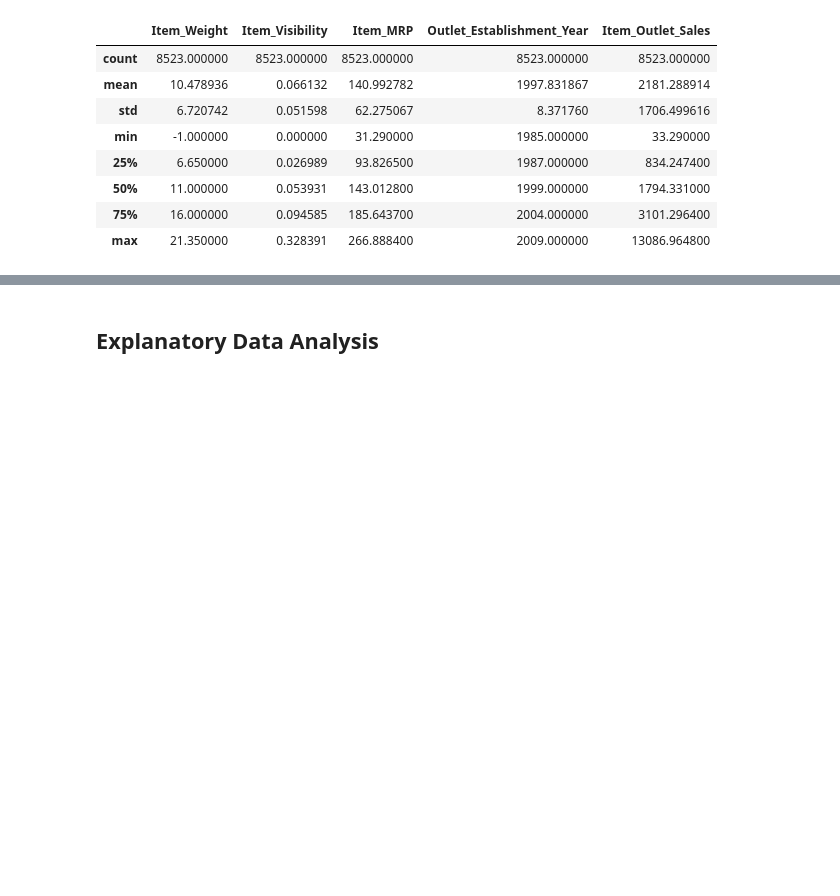
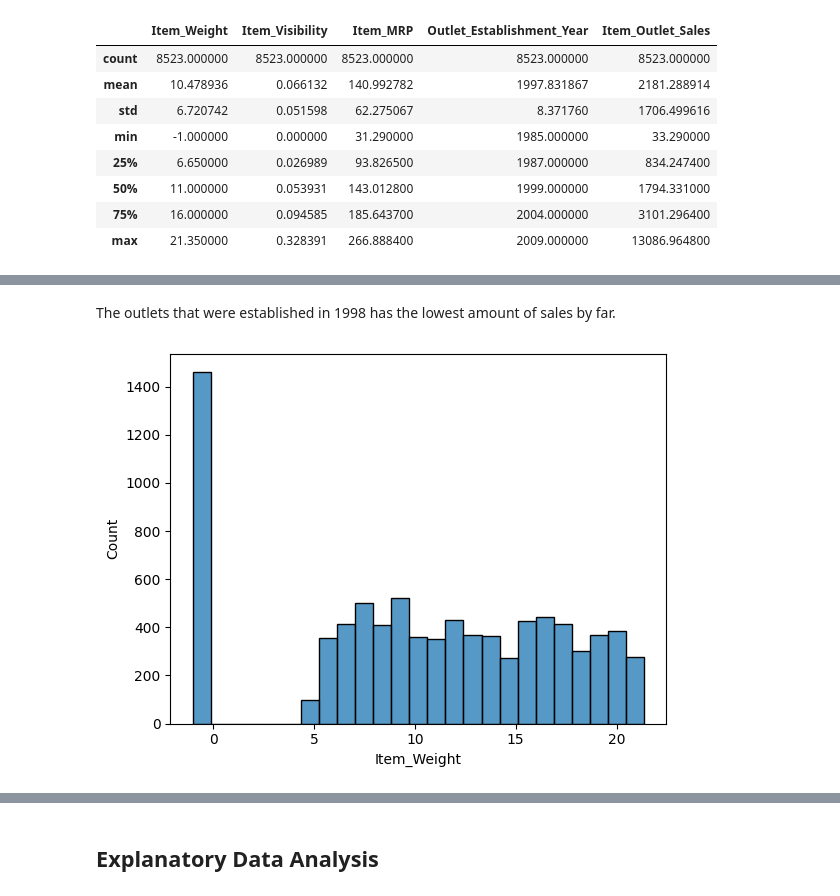
Before and after one commit to kassiedancer92/Prediction-of-Product-Sales, a Jupyter notebook: Prediction_of_Product_Sales.ipynb, the cells around one changed output, grey strips where cells are left out. Saved outputs shown, nothing was run; the diff lists cells and outputs as text; code cells hidden in the pictures; blank space fills up the shorter version.

```diff
--- a/Prediction_of_Product_Sales.ipynb
+++ b/Prediction_of_Product_Sales.ipynb
@@ -226,0 +257,7 @@ df.describe()
+# %% [markdown]
+The outlets that were established in 1998 has the lowest amount of sales by far.
+# %%
+#Look at numeric correalations with historgrams
+ax = sns.histplot(data=df, x='Item_Weight')
+# %% [output]
+[figure, added]
```
Also changed, not shown: parts of 11 cells of this notebook.
